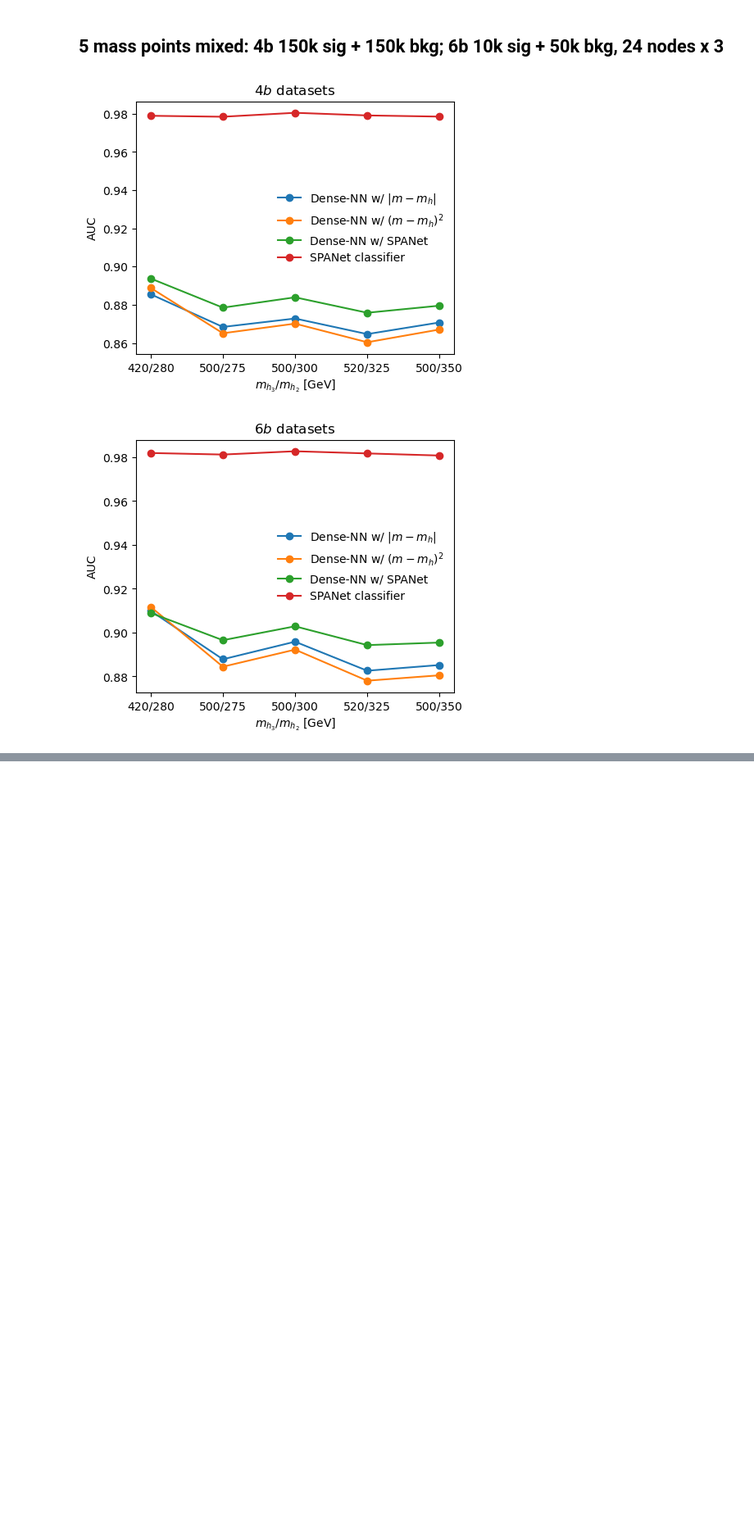
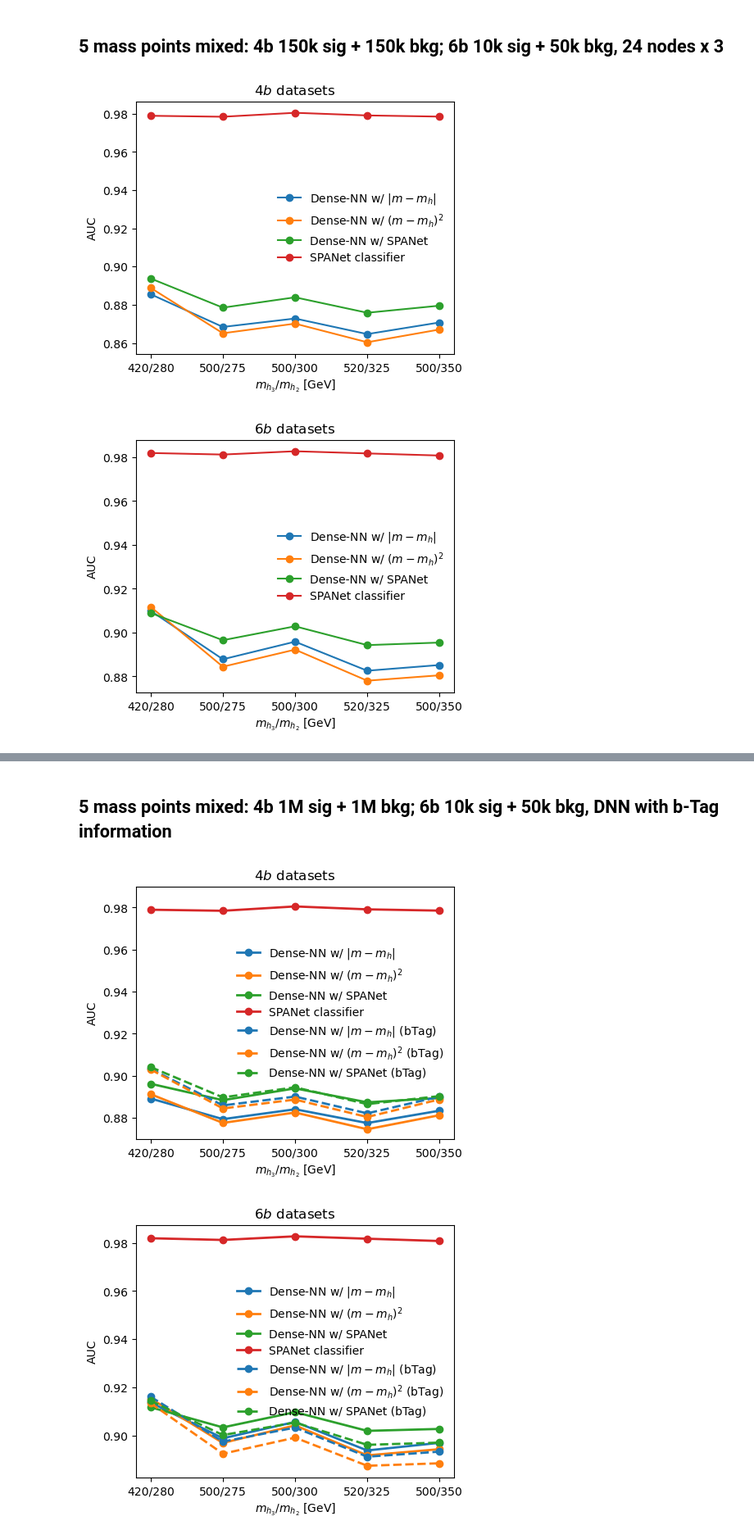
Before and after one commit to r10222035/3h6b_collider_study, a Jupyter notebook: plot_classification_performance.ipynb, the cells around one changed output, grey strips where cells are left out. Shown at 82% size. Drawn from its saved outputs; the diff is of its cells as text; code cells hidden in the pictures; blank space fills up the shorter version.

```diff
--- a/plot_classification_performance.ipynb
+++ b/plot_classification_performance.ipynb
@@ -312,0 +381,55 @@ plt.show()
+# %% [markdown]
+## 5 mass points mixed: 4b 1M sig + 1M bkg; 6b 10k sig + 50k bkg, DNN with b-Tag information
+# %%
+m3_m2_list = [(420, 280), (500, 275), (500, 300), (520, 325), (500, 350)]
+
+fig, ax = plt.subplots(figsize=(5, 4))
+
+# 取得預設顏色循環
+colors = plt.rcParams['axes.prop_cycle'].by_key()['color']
+
+# 繪製無 b-tag 的結果 (實線)
+plot_auc(ax, m3_m2_list, './classification_performance/TRSM/TRSM_{m3}_{m2}/gghhh-4pT40_4b-test-DenseNN_abs_pairing.csv', 'Dense-NN w/ $|m - m_h|$', color=colors[0])
+plot_auc(ax, m3_m2_list, './classification_performance/TRSM/TRSM_{m3}_{m2}/gghhh-4pT40_4b-test-DenseNN_chi2_pairing.csv', 'Dense-NN w/ $(m - m_h)^2$', color=colors[1])
+plot_auc(ax, m3_m2_list, './classification_performance/TRSM/TRSM_{m3}_{m2}/gghhh-4pT40_4b-test-DenseNN_4b_SPANet_pairing-mix_5-1M.csv', 'Dense-NN w/ SPANet', color=colors[2])
+plot_auc(ax, m3_m2_list, './classification_performance/TRSM/TRSM_{m3}_{m2}/gghhh-4pT40_4b-test-4b_SPANet_predict-mix_5-1M.csv', 'SPANet classifier', color=colors[3])
+
+# 繪製 b-tag 的結果 (虛線，相同顏色)
+plot_auc(ax, m3_m2_list, './classification_performance/TRSM/TRSM_{m3}_{m2}/gghhh-4pT40_4b-test-DenseNN_abs_pairing-bTag.csv', 'Dense-NN w/ $|m - m_h|$ (bTag)', linestyle='--', color=colors[0])
+plot_auc(ax, m3_m2_list, './classification_performance/TRSM/TRSM_{m3}_{m2}/gghhh-4pT40_4b-test-DenseNN_chi2_pairing-bTag.csv', 'Dense-NN w/ $(m - m_h)^2$ (bTag)', linestyle='--', color=colors[1])
+plot_auc(ax, m3_m2_list, './classification_performance/TRSM/TRSM_{m3}_{m2}/gghhh-4pT40_4b-test-DenseNN_4b_SPANet_pairing-mix_5-1M-bTag.csv', 'Dense-NN w/ SPANet (bTag)', linestyle='--', color=colors[2])
+
+ax.set_ylim(0.87, 0.99)
+
+
+ax.set_title(f'$4b$ datasets')
+ax.set_xlabel('$m_{h_3}/m_{h_2}$ [GeV]')
+ax.set_ylabel('AUC')
+ax.legend(frameon=False, loc='center right')
+
+# plt.savefig('./figures/classification_performance-TRSM-4b_datasets-mix_5-1M.pdf', dpi=300, facecolor='White', bbox_inches='tight')
+plt.show()
+
+fig, ax = plt.subplots(figsize=(5, 4))
+
+# 繪製無 b-tag 的結果 (實線)
+plot_auc(ax, m3_m2_list, './classification_performance/TRSM/TRSM_{m3}_{m2}/gghhh-4pT40_6b-test-DenseNN_abs_pairing.csv', 'Dense-NN w/ $|m - m_h|$', color=colors[0])
+plot_auc(ax, m3_m2_list, './classification_performance/TRSM/TRSM_{m3}_{m2}/gghhh-4pT40_6b-test-DenseNN_chi2_pairing.csv', 'Dense-NN w/ $(m - m_h)^2$', color=colors[1])
+plot_auc(ax, m3_m2_list, './classification_performance/TRSM/TRSM_{m3}_{m2}/gghhh-4pT40_6b-test-DenseNN_4b_SPANet_pairing-mix_5-1M.csv', 'Dense-NN w/ SPANet', color=colors[2])
+plot_auc(ax, m3_m2_list, './classification_performance/TRSM/TRSM_{m3}_{m2}/gghhh-4pT40_6b-test-4b_SPANet_predict-mix_5-1M.csv', 'SPANet classifier', color=colors[3])
+
+# 繪製 b-tag 的結果 (虛線，相同顏色)
+plot_auc(ax, m3_m2_list, './classification_performance/TRSM/TRSM_{m3}_{m2}/gghhh-4pT40_6b-test-DenseNN_abs_pairing-bTag.csv', 'Dense-NN w/ $|m - m_h|$ (bTag)', linestyle='--', color=colors[0])
+plot_auc(ax, m3_m2_list, './classification_performance/TRSM/TRSM_{m3}_{m2}/gghhh-4pT40_6b-test-DenseNN_chi2_pairing-bTag.csv', 'Dense-NN w/ $(m - m_h)^2$ (bTag)', linestyle='--', color=colors[1])
+plot_auc(ax, m3_m2_list, './classification_performance/TRSM/TRSM_{m3}_{m2}/gghhh-4pT40_6b-test-DenseNN_4b_SPANet_pairing-mix_5-1M-bTag.csv', 'Dense-NN w/ SPANet (bTag)', linestyle='--', color=colors[2])
+
+ax.set_title(f'$6b$ datasets')
+ax.set_xlabel('$m_{h_3}/m_{h_2}$ [GeV]')
+ax.set_ylabel('AUC')
+ax.legend(frameon=False, loc='center right')
+
+# plt.savefig('./figures/classification_performance-TRSM-6b_datasets-mix_5-1M.pdf', dpi=300, facecolor='White', bbox_inches='tight')
+plt.show()
+# %% [output]
+[figure, added]
+[figure, added]
```
Also changed, not shown: parts of 8 cells of this notebook, 2 other files.
